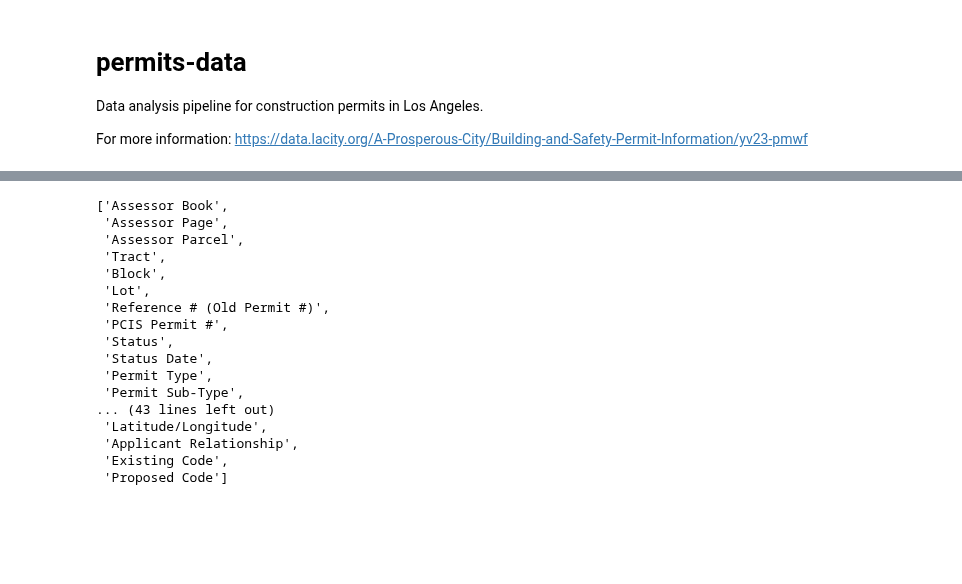
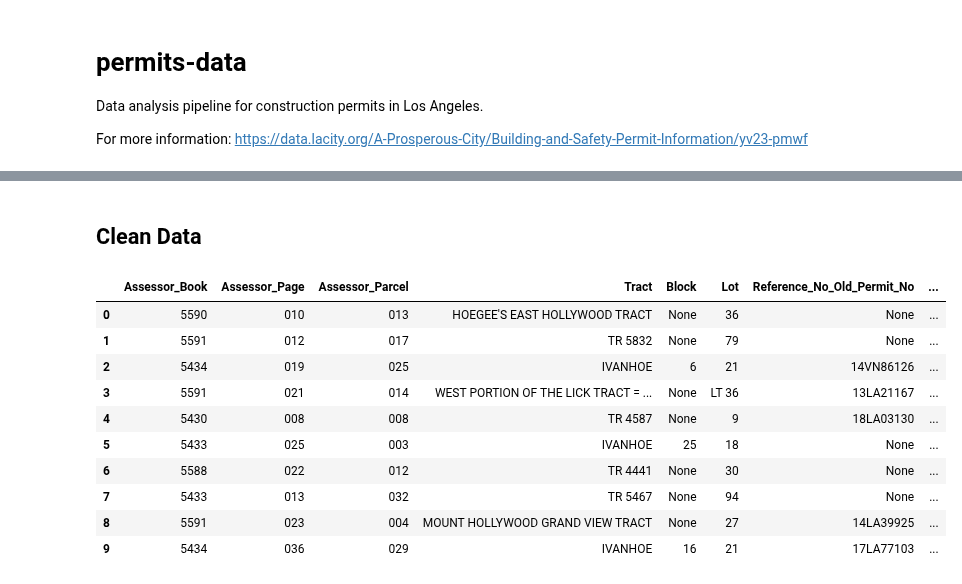
Before and after one commit to chrisammon3000/permits-data, a Jupyter notebook: notebooks/0.1-load-data.ipynb, the cells around one changed output, grey strips where cells are left out. Cells and saved outputs as stored; diff of their text form; code cells hidden in the pictures; blank space fills up the shorter version.

```diff
--- a/notebooks/0.1-load-data.ipynb
+++ b/notebooks/0.1-load-data.ipynb
@@ -37,20 +47,45 @@ data.head()
-# %%
-list(data.columns)
-# %% [output]
-['Assessor Book',
- 'Assessor Page',
- 'Assessor Parcel',
- 'Tract',
- 'Block',
- 'Lot',
- 'Reference # (Old Permit #)',
- 'PCIS Permit #',
- 'Status',
- 'Status Date',
- 'Permit Type',
- 'Permit Sub-Type',
-... (43 lines left out)
- 'Latitude/Longitude',
- 'Applicant Relationship',
- 'Existing Code',
- 'Proposed Code']
+# %% [markdown]
+## Clean Data
+# %%
+def format_names(dataframe):
+    # Replace whitespace with underscore
+    dataframe.columns = dataframe.columns.str.replace(' ', '_')
+
+    # Replace hyphen with underscore
+    dataframe.columns = dataframe.columns.str.replace('-', '_')
+
+    # Replace hashtag with No (short for number)
+    dataframe.columns = dataframe.columns.str.replace('#', 'No')
+
+    # Replace forward slash with underscore
+    dataframe.columns = dataframe.columns.str.replace('/', '_')
+
+    # Remove period
+    dataframe.columns = dataframe.columns.str.replace('.', '')
+
+    # Remove open parenthesis
+    dataframe.columns = dataframe.columns.str.replace('(', '')
+
+    # Remove closed parenthesis
+    dataframe.columns = dataframe.columns.str.replace(')', '')
+
+    # Remove apostrophe
+    dataframe.columns = dataframe.columns.str.replace("'", '')
+
+    return dataframe
+# %%
+data = format_names(data)
+# %%
+data
+# %% [output]
+|  | Assessor_Book | Assessor_Page | Assessor_Parcel | Tract | Block | Lot | Reference_No_Old_Permit_No | ... |
+| 0 | 5590 | 010 | 013 | HOEGEE'S EAST HOLLYWOOD TRACT | None | 36 | None | ... |
+| 1 | 5591 | 012 | 017 | TR 5832 | None | 79 | None | ... |
+| 2 | 5434 | 019 | 025 | IVANHOE | 6 | 21 | 14VN86126 | ... |
+| 3 | 5591 | 021 | 014 | WEST PORTION OF THE LICK TRACT = ... | None | LT 36 | 13LA21167 | ... |
+| 4 | 5430 | 008 | 008 | TR 4587 | None | 9 | 18LA03130 | ... |
+| 5 | 5433 | 025 | 003 | IVANHOE | 25 | 18 | None | ... |
+| 6 | 5588 | 022 | 012 | TR 4441 | None | 30 | None | ... |
+| 7 | 5433 | 013 | 032 | TR 5467 | None | 94 | None | ... |
+| 8 | 5591 | 023 | 004 | MOUNT HOLLYWOOD GRAND VIEW TRACT | None | 27 | 14LA39925 | ... |
+| 9 | 5434 | 036 | 029 | IVANHOE | 16 | 21 | 17LA77103 | ... |
```
Also changed, not shown: parts of 7 cells of this notebook, 3 other files.
